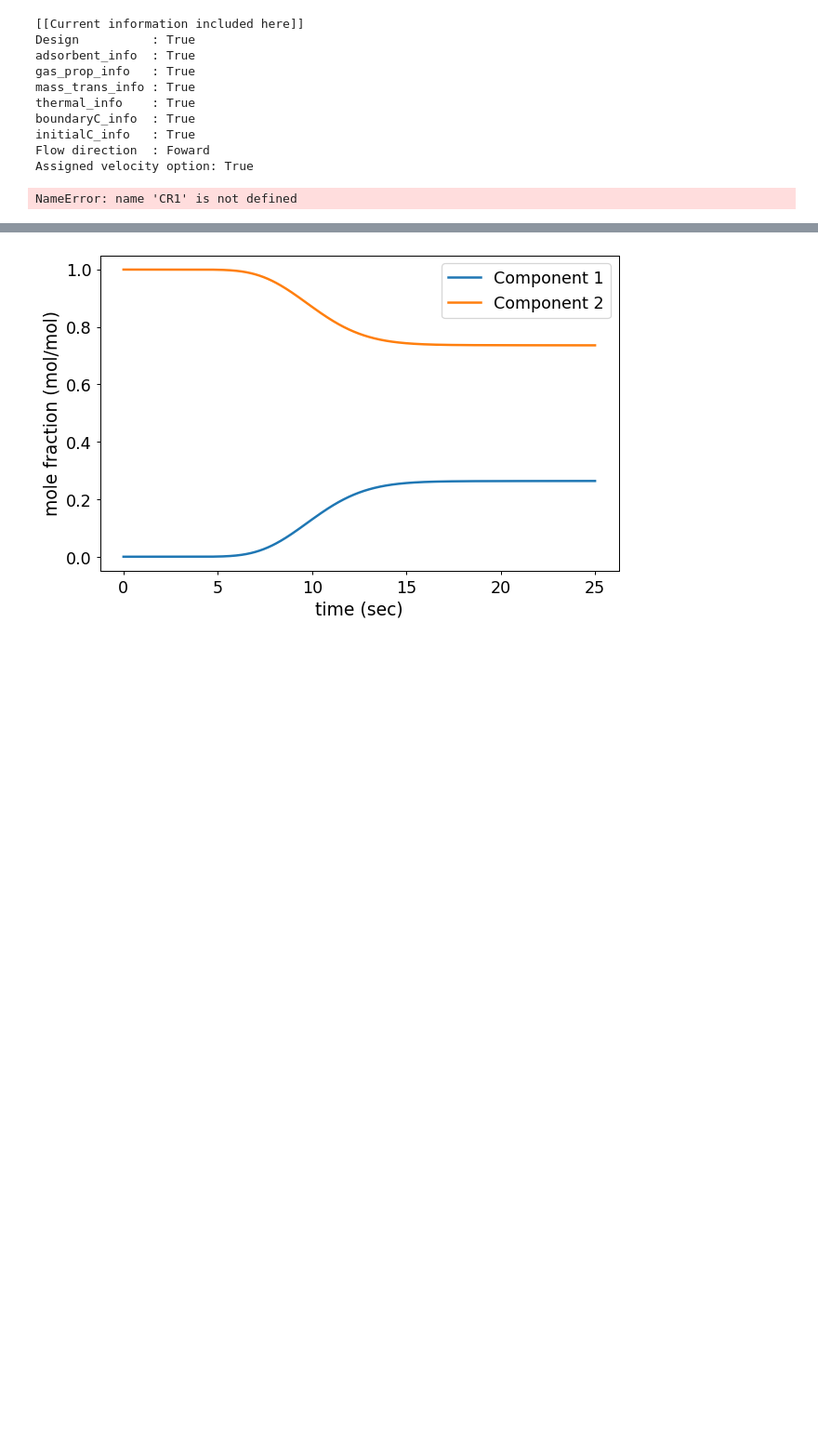
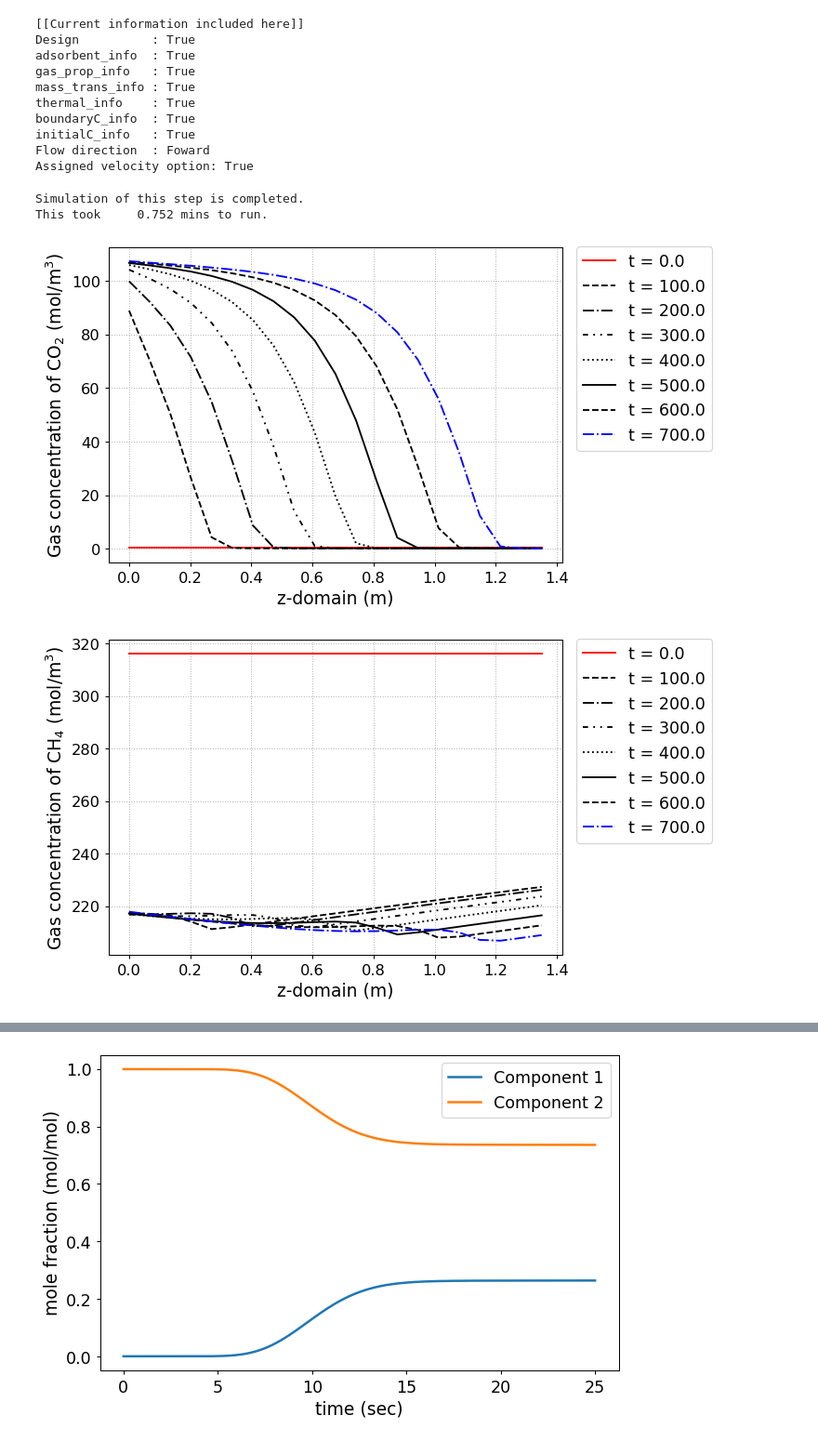
Before and after one commit to NahyeonAn/pyAPEP, a Jupyter notebook: Examples.ipynb, the cells around one changed output, grey strips where cells are left out. Shown: that part at 93% size. Cells and saved outputs as stored; diff of their text form; code cells hidden in the pictures; blank space fills up the shorter version.

```diff
--- a/Examples.ipynb
+++ b/Examples.ipynb
@@ -242,16 +246,20 @@ Assigned velocity option: True
 # CR1.change_init_node(21)
 # Number of node = 51
 
-y_res, z_res, t_res = CR1.run_mamoen(25,n_sec = 20,
+y_res, z_res, t_res = CR1.run_mamoen(700,n_sec = 20,
                                     CPUtime_print = True)
 
 # y,z, t = CR1.run_mamoen(2000, n_sec=10, CPUtime_print=True)   #mamoen : mass, momentum, energy / n_sec : 1초를 몇개로 쪼갤래?
+# %% [output]
+Simulation of this step is completed.
+This took     0.752 mins to run.
 # %%
-fig = CR1.Graph(2, 0, loc=[1.15,0.9],
-               yaxis_label = 'Gas concentration of CO2 (mol/m$^3$)',
-               file_name = f'CO2_gas_conc_D_disp.png')
-fig = CR1.Graph(2, 1, loc=[1.15,0.9],
-               yaxis_label = 'Gas concentration of CH4 (mol/m$^3$)',
-               file_name = f'CH4_gas_conc_D_disp.png')
+fig = CR1.Graph(100, 0, loc=[1.17,0.9],
+               yaxis_label = 'Gas concentration of CO$_2$ (mol/m$^3$)',
+               file_name = f'CO2_gas_conc_test.png')
+fig = CR1.Graph(100, 1, loc=[1.17,0.9],
+               yaxis_label = 'Gas concentration of CH$_4$ (mol/m$^3$)',
+               file_name = f'CH4_gas_conc_test.png')
 # %% [output]
-NameError: name 'CR1' is not defined
+[figure, added]
+[figure, added]
```
Also changed, not shown: parts of 14 cells of this notebook, 8 other files.
